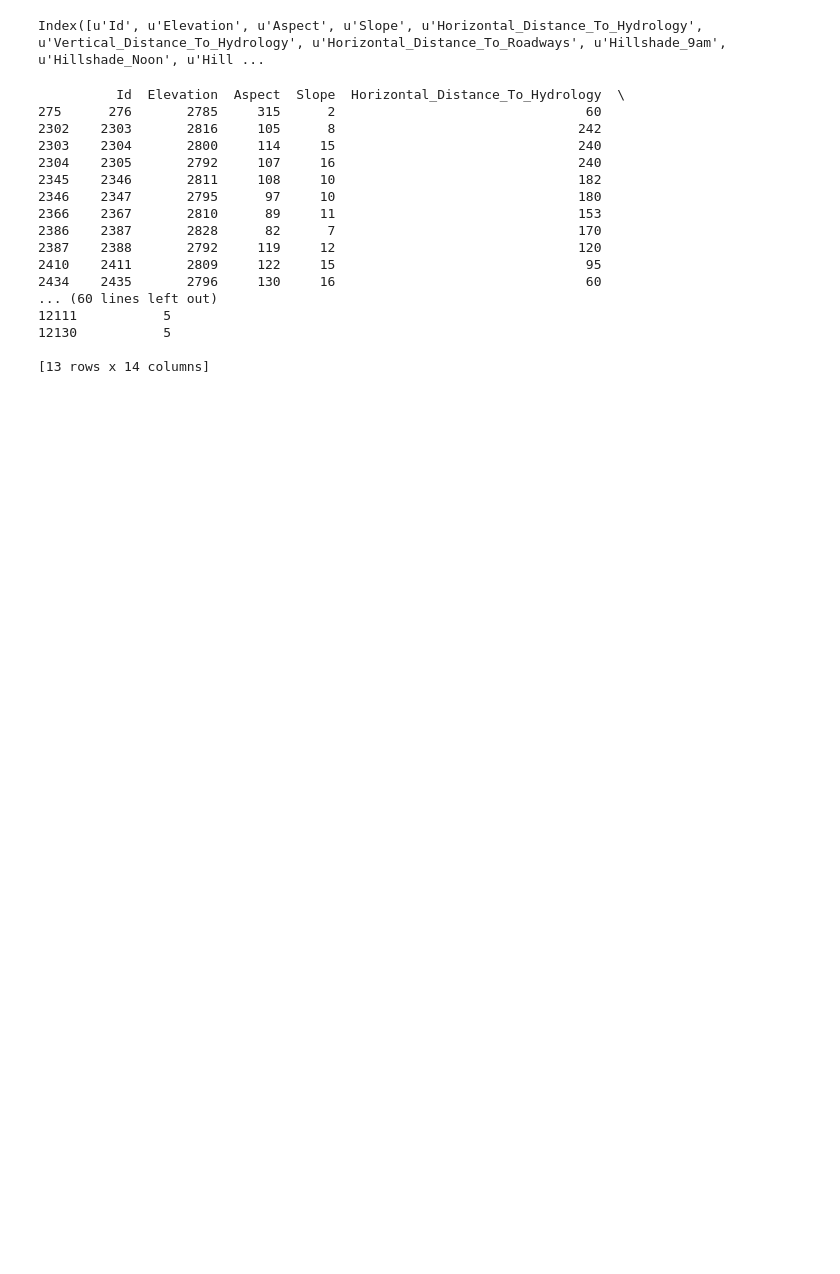
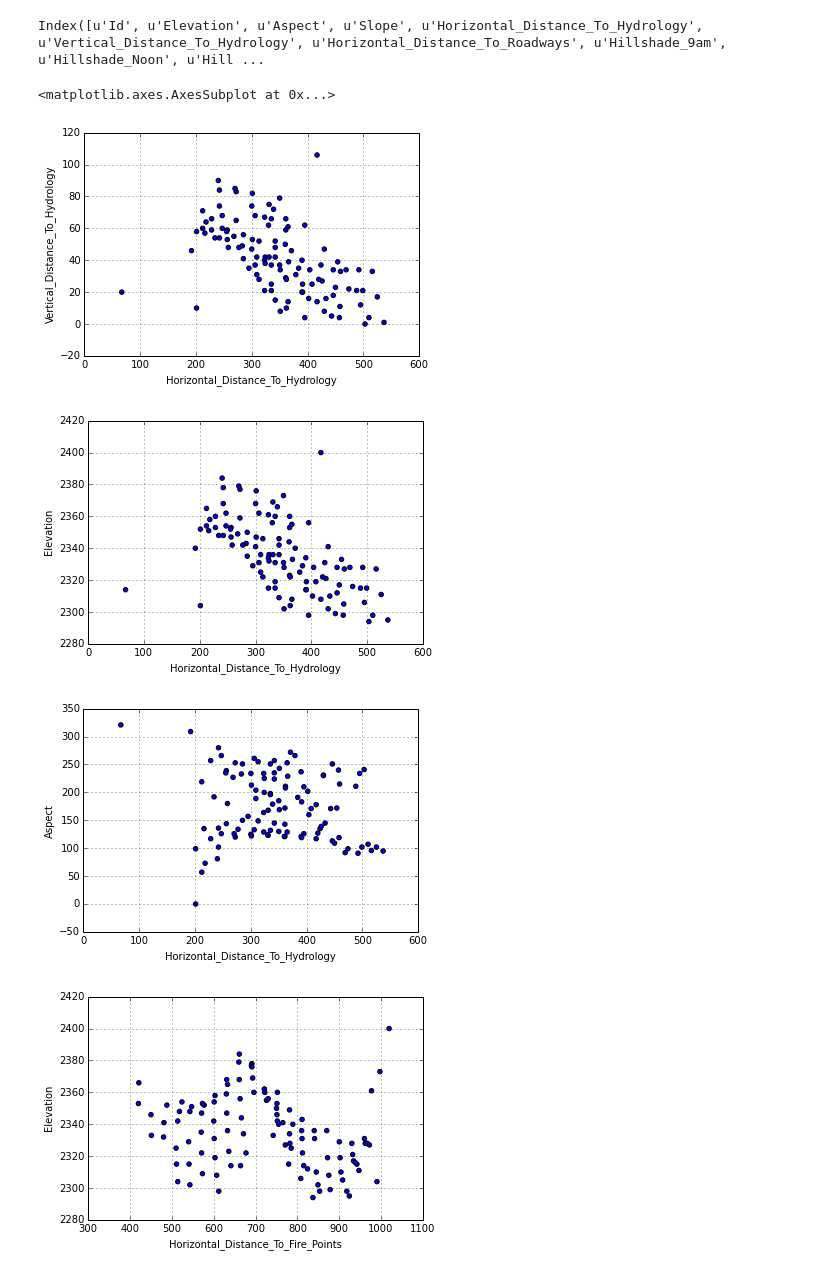
Before and after one commit to Taraxicum/geo_parser, a Jupyter notebook: Geographic Clustering.ipynb, the cells around one changed output. Cells and saved outputs as stored; diff of their text form; code cells hidden in the pictures; blank space fills up the shorter version.

```diff
--- a/Geographic Clustering.ipynb
+++ b/Geographic Clustering.ipynb
@@ -10,28 +31,3 @@ train = pd.read_csv("train_condense_wild_soil.csv")
 train.columns
 # %% [output]
 Index([u'Id', u'Elevation', u'Aspect', u'Slope', u'Horizontal_Distance_To_Hydrology', u'Vertical_Distance_To_Hydrology', u'Horizontal_Distance_To_Roadways', u'Hillshade_9am', u'Hillshade_Noon', u'Hill ...
-# %%
-#pick a starting point to find a cohort of
-p = train.iloc[2345]
-
-print train[(train.Wilderness_Area == p.Wilderness_Area)  &
-      (train.Elevation - train.Vertical_Distance_To_Hydrology ==
-       p.Elevation - p.Vertical_Distance_To_Hydrology)]
-# %% [output]
-          Id  Elevation  Aspect  Slope  Horizontal_Distance_To_Hydrology  \
-275      276       2785     315      2                                60
-2302    2303       2816     105      8                               242
-2303    2304       2800     114     15                               240
-2304    2305       2792     107     16                               240
-2345    2346       2811     108     10                               182
-2346    2347       2795      97     10                               180
-2366    2367       2810      89     11                               153
-2386    2387       2828      82      7                               170
-2387    2388       2792     119     12                               120
-2410    2411       2809     122     15                                95
-2434    2435       2796     130     16                                60
-... (60 lines left out)
-12111           5
-12130           5
-
-[13 rows x 14 columns]
@@ -37,0 +48,13 @@ print train[(train.Wilderness_Area == p.Wilderness_Area)  &
+# %%
+cohort.plot('Horizontal_Distance_To_Hydrology', 'Vertical_Distance_To_Hydrology', kind='scatter')
+cohort.plot('Horizontal_Distance_To_Hydrology', 'Elevation', kind='scatter')
+cohort.plot('Horizontal_Distance_To_Hydrology', 'Aspect', kind='scatter')
+cohort.plot('Horizontal_Distance_To_Fire_Points', 'Elevation', kind='scatter')
+cohort.plot('Horizontal_Distance_To_Fire_Points', 'Aspect', kind='scatter')
+cohort.plot('Horizontal_Distance_To_Roadways', 'Elevation', kind='scatter')
+# %% [output]
+<matplotlib.axes.AxesSubplot at 0x...>
+[figure, added]
+[figure, added]
+[figure, added]
+[figure, added]
```
Also changed, not shown: parts of 12 cells of this notebook.
